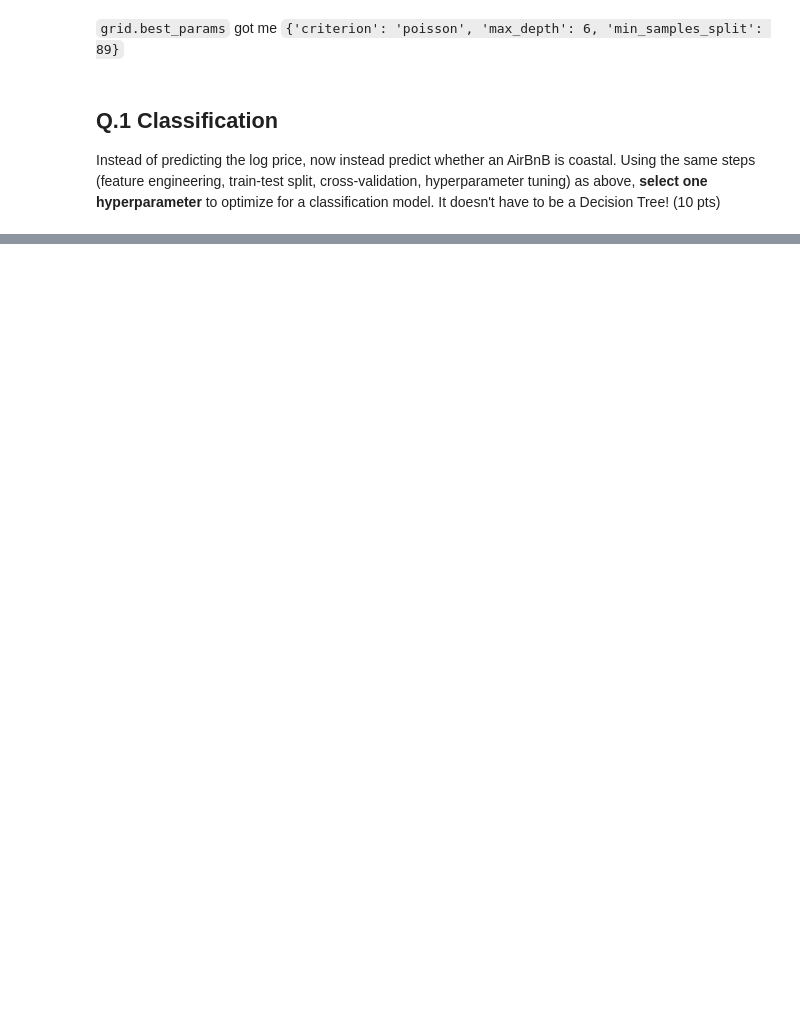
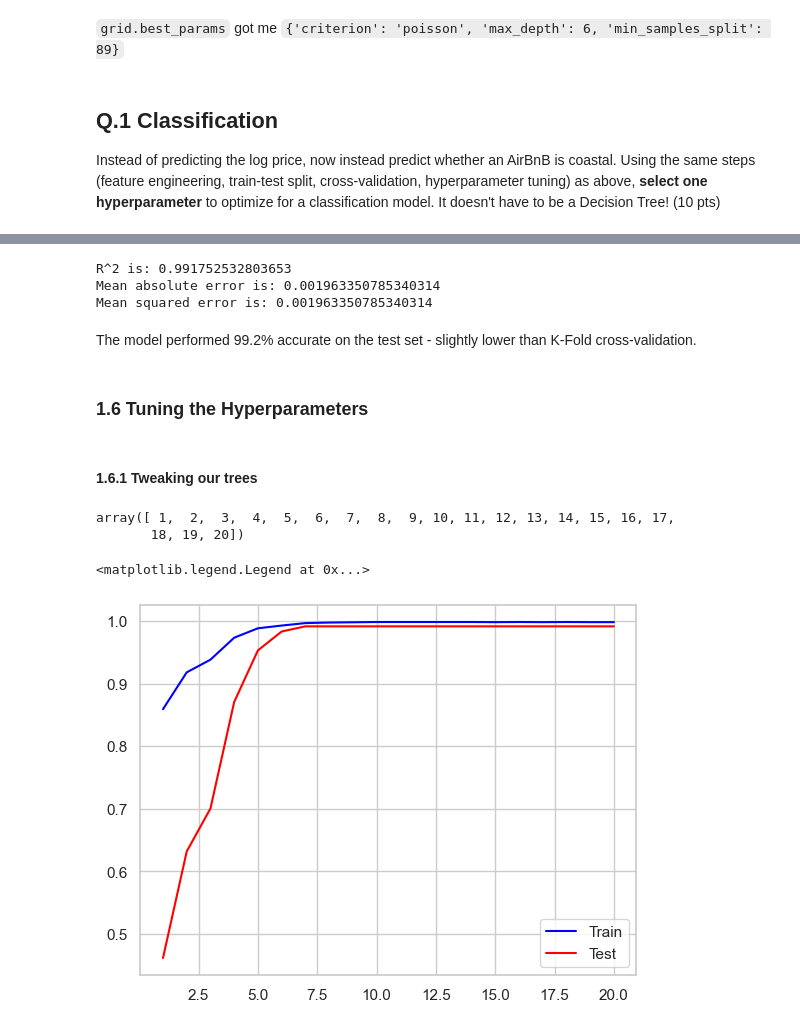
Before and after one commit to Keplex/4680_5680_intro_uds, a Jupyter notebook: Week12/w12_hyperparameters_modeltuning.ipynb, the cells around one changed output, grey strips where cells are left out. Drawn from its saved outputs; the diff is of its cells as text; code cells hidden in the pictures; blank space fills up the shorter version.

```diff
--- a/Week12/w12_hyperparameters_modeltuning.ipynb
+++ b/Week12/w12_hyperparameters_modeltuning.ipynb
@@ -281,0 +369,5 @@ Instead of predicting the log price, now instead predict whether an AirBnB is co
+# %%
+### We use Decision Tree Classifier for this model
+model = DecisionTreeClassifier()
+
+model.fit(X_train, y_train)
@@ -281,0 +391,45 @@ Instead of predicting the log price, now instead predict whether an AirBnB is co
+# %%
+# evaluate the model on the second set of data
+ypred_rf = model.predict(X_test)
+print("R^2 is:", r2_score(y_test, ypred_rf))
+print("Mean absolute error is:", mean_absolute_error(y_test, ypred_rf))
+print("Mean squared error is:", mean_squared_error(y_test, ypred_rf))
+# %% [output]
+R^2 is: 0.991752532803653
+Mean absolute error is: 0.001963350785340314
+Mean squared error is: 0.001963350785340314
+# %% [markdown]
+The model performed 99.2% accurate on the test set - slightly lower than K-Fold cross-validation.
+# %% [markdown]
+### 1.6 Tuning the Hyperparameters
+# %% [markdown]
+#### 1.6.1 Tweaking our trees
+# %%
+trees = np.linspace(1,20,20).astype(int)
+trees
+# %% [output]
+array([ 1,  2,  3,  4,  5,  6,  7,  8,  9, 10, 11, 12, 13, 14, 15, 16, 17,
+       18, 19, 20])
+# %%
+## Let's create an empty list to hold our scores
+mean_scores_train = []
+mean_scores_test = []
+
+## Now, let's loop through our trees and get the mean score for each
+for t in trees:
+    model = DecisionTreeClassifier(max_depth=int(t))
+    model.fit(X_train, y_train)
+    scores_train = cross_val_score(model, X_train, y_train, cv=5)
+
+    ypred_rf = model.predict(X_test)
+    score_test = r2_score(y_test, ypred_rf)
+
+    mean_scores_train.append(scores_train.mean())
+    mean_scores_test.append(score_test)
+# %%
+plt.plot(trees,mean_scores_train,color='blue',label='Train')
+plt.plot(trees,mean_scores_test,color='red',label='Test')
+plt.legend()
+# %% [output]
+<matplotlib.legend.Legend at 0x...>
+[figure, added]
```
Also changed, not shown: parts of 33 cells of this notebook, 1 other file.
